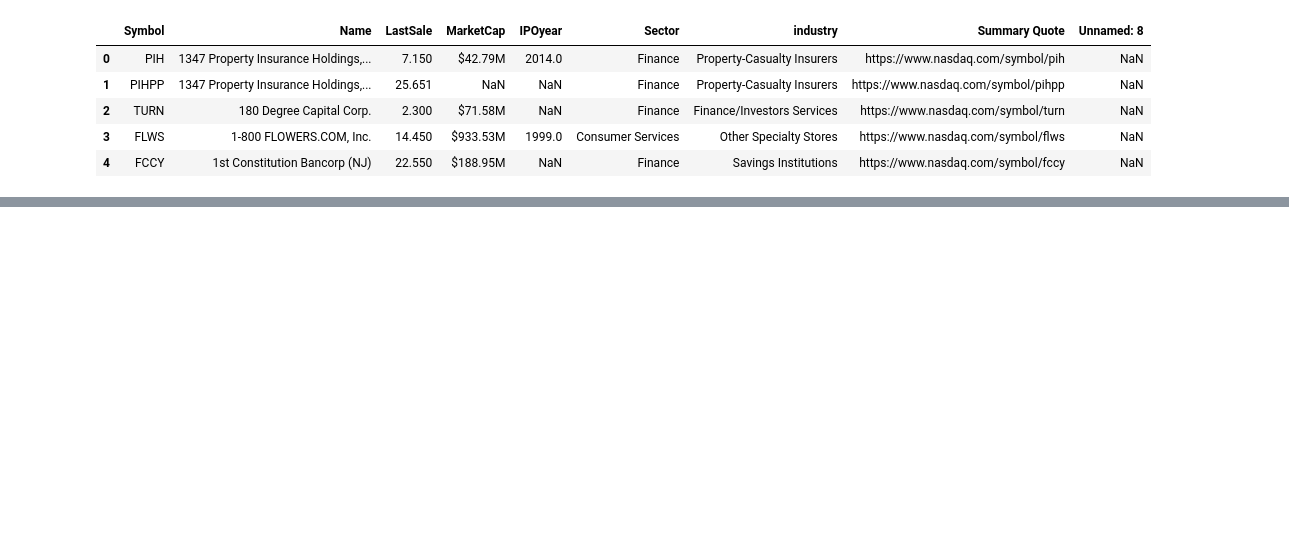
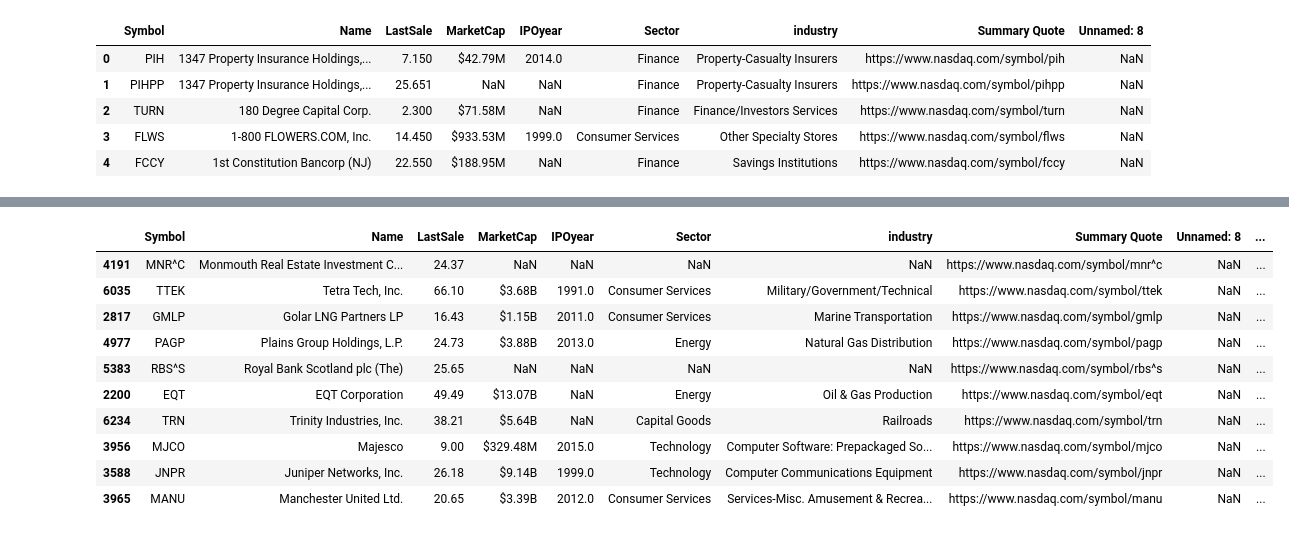
Before and after one commit to Ejhor/Data_Science, a Jupyter notebook: practica.ipynb, the cells around one changed output, grey strips where cells are left out. Cells and saved outputs as stored; diff of their text form; code cells hidden in the pictures; blank space fills up the shorter version.

```diff
--- a/practica.ipynb
+++ b/practica.ipynb
@@ -222,0 +106,10 @@ subset.head()
+# %%
+def LastSale_function(x):
+    if x >= 15.0:
+        return "good"
+    else:
+        return "bad"
+# %%
+# Crear una nueva columna(serie) a partir de otra(serie) dada una función condicional
+df["LastSale_category"] = df["LastSale"].apply(LastSale_function)
+df.head()
@@ -222,0 +123,4 @@ subset.head()
+# %%
+# Crear una nueva columna(serie) a partir de otra(serie) dada una condición
+df["LastSale_category_2"] = df["LastSale"].apply(lambda x: 'good' if x >= 15.0 else 'bad')
+df.head()
@@ -222,0 +210,14 @@ subset.head()
+# %%
+df.sample(n=10)
+# %% [output]
+|  | Symbol | Name | LastSale | MarketCap | IPOyear | Sector | industry | Summary Quote | Unnamed: 8 | ... |
+| 4191 | MNR^C | Monmouth Real Estate Investment C... | 24.37 | NaN | NaN | NaN | NaN | https://www.nasdaq.com/symbol/mnr^c | NaN | ... |
+| 6035 | TTEK | Tetra Tech, Inc. | 66.10 | $3.68B | 1991.0 | Consumer Services | Military/Government/Technical | https://www.nasdaq.com/symbol/ttek | NaN | ... |
+| 2817 | GMLP | Golar LNG Partners LP | 16.43 | $1.15B | 2011.0 | Consumer Services | Marine Transportation | https://www.nasdaq.com/symbol/gmlp | NaN | ... |
+| 4977 | PAGP | Plains Group Holdings, L.P. | 24.73 | $3.88B | 2013.0 | Energy | Natural Gas Distribution | https://www.nasdaq.com/symbol/pagp | NaN | ... |
+| 5383 | RBS^S | Royal Bank Scotland plc (The) | 25.65 | NaN | NaN | NaN | NaN | https://www.nasdaq.com/symbol/rbs^s | NaN | ... |
+| 2200 | EQT | EQT Corporation | 49.49 | $13.07B | NaN | Energy | Oil & Gas Production | https://www.nasdaq.com/symbol/eqt | NaN | ... |
+| 6234 | TRN | Trinity Industries, Inc. | 38.21 | $5.64B | NaN | Capital Goods | Railroads | https://www.nasdaq.com/symbol/trn | NaN | ... |
+| 3956 | MJCO | Majesco | 9.00 | $329.48M | 2015.0 | Technology | Computer Software: Prepackaged So... | https://www.nasdaq.com/symbol/mjco | NaN | ... |
+| 3588 | JNPR | Juniper Networks, Inc. | 26.18 | $9.14B | 1999.0 | Technology | Computer Communications Equipment | https://www.nasdaq.com/symbol/jnpr | NaN | ... |
+| 3965 | MANU | Manchester United Ltd. | 20.65 | $3.39B | 2012.0 | Consumer Services | Services-Misc. Amusement & Recrea... | https://www.nasdaq.com/symbol/manu | NaN | ... |
```
Also changed, not shown: parts of 36 cells of this notebook, 2 other files.
